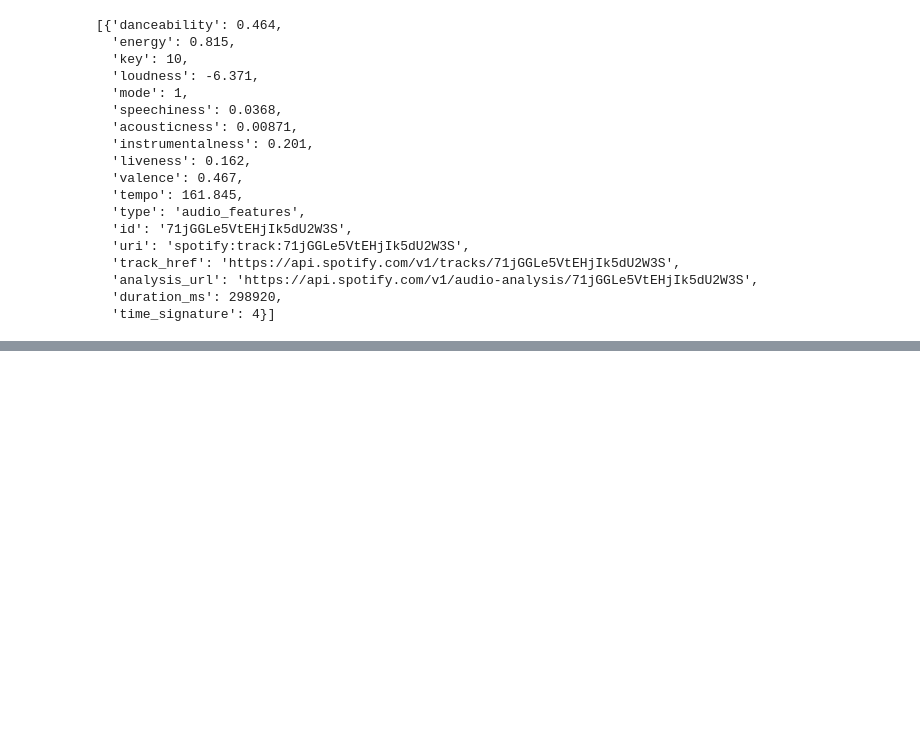
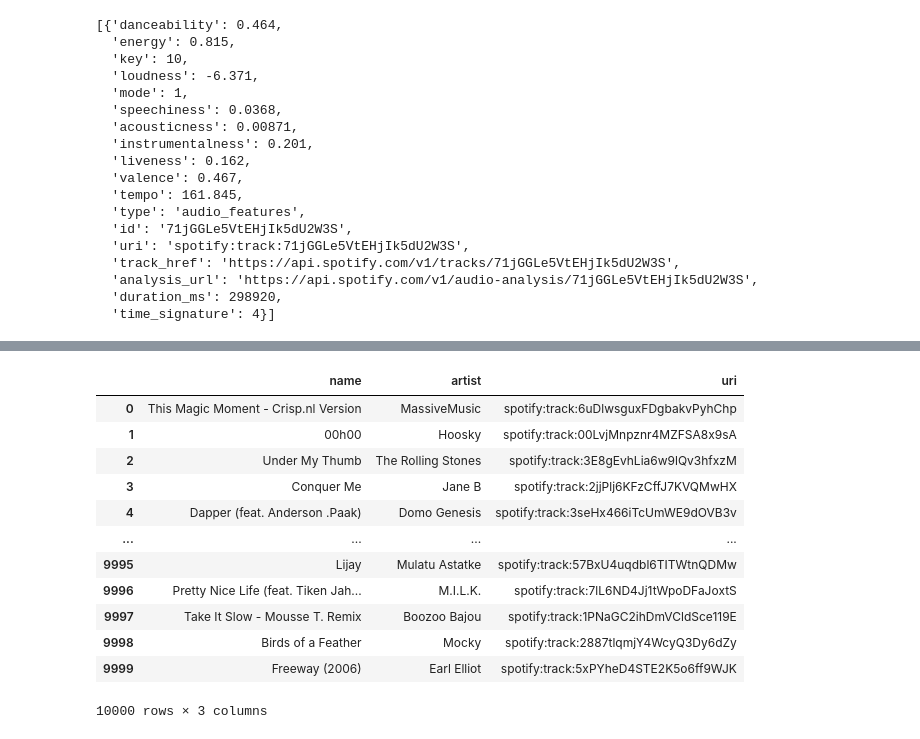
Before and after one commit to anitagashi/Lab-API-Wrappers, a Jupyter notebook: Lab-API-Wrappers.ipynb, the cells around one changed output, grey strips where cells are left out. Drawn from its saved outputs; the diff is of its cells as text; code cells hidden in the pictures; blank space fills up the shorter version.

```diff
--- a/Lab-API-Wrappers.ipynb
+++ b/Lab-API-Wrappers.ipynb
@@ -135,0 +138,9 @@ sp.audio_features(song_uri)
+# %%
+artist = []
+uri = []
+song_title= []
+
+for i in range(len(all_tracks)):
+    artist.append (all_tracks[i]["track"]["artists"][0]["name"])
+    uri.append (all_tracks[i]["track"]["uri"])
+    song_title.append (all_tracks[i]["track"]["name"])
@@ -135,0 +167,19 @@ sp.audio_features(song_uri)
+# %%
+import pandas as pd
+playlist_df = pd.DataFrame({"name":song_title, "artist":artist, "uri":uri})
+# %%
+playlist_df
+# %% [output]
+|  | name | artist | uri |
+| 0 | This Magic Moment - Crisp.nl Version | MassiveMusic | spotify:track:6uDlwsguxFDgbakvPyhChp |
+| 1 | 00h00 | Hoosky | spotify:track:00LvjMnpznr4MZFSA8x9sA |
+| 2 | Under My Thumb | The Rolling Stones | spotify:track:3E8gEvhLia6w9lQv3hfxzM |
+| 3 | Conquer Me | Jane B | spotify:track:2jjPlj6KFzCffJ7KVQMwHX |
+| 4 | Dapper (feat. Anderson .Paak) | Domo Genesis | spotify:track:3seHx466iTcUmWE9dOVB3v |
+| ... | ... | ... | ... |
+| 9995 | Lijay | Mulatu Astatke | spotify:track:57BxU4uqdbl6TITWtnQDMw |
+| 9996 | Pretty Nice Life (feat. Tiken Jah... | M.I.L.K. | spotify:track:7lL6ND4Jj1tWpoDFaJoxtS |
+| 9997 | Take It Slow - Mousse T. Remix | Boozoo Bajou | spotify:track:1PNaGC2ihDmVCldSce119E |
+| 9998 | Birds of a Feather | Mocky | spotify:track:2887tlqmjY4WcyQ3Dy6dZy |
+| 9999 | Freeway (2006) | Earl Elliot | spotify:track:5xPYheD4STE2K5o6ff9WJK |
+10000 rows × 3 columns
```
Also changed, not shown: parts of 10 cells of this notebook, 1 other file.
